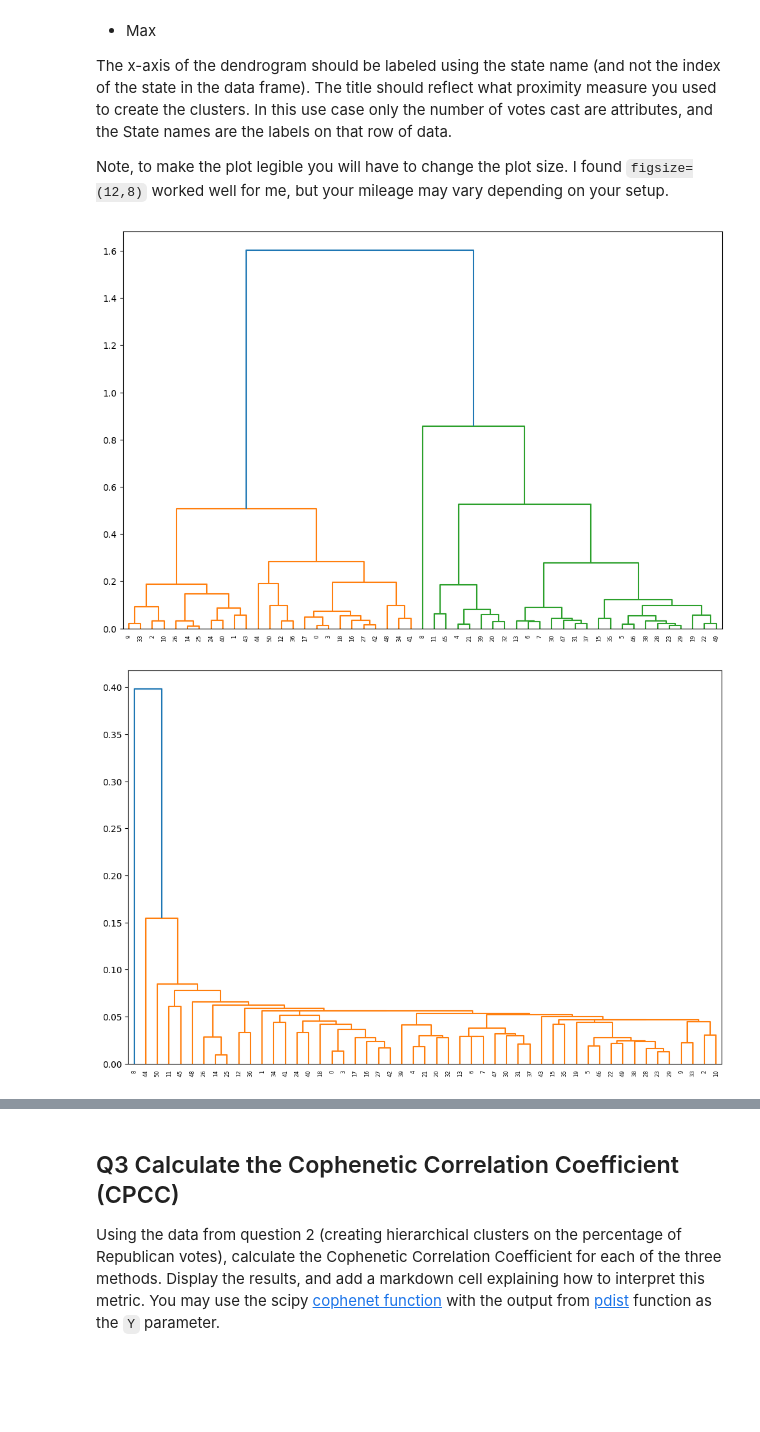
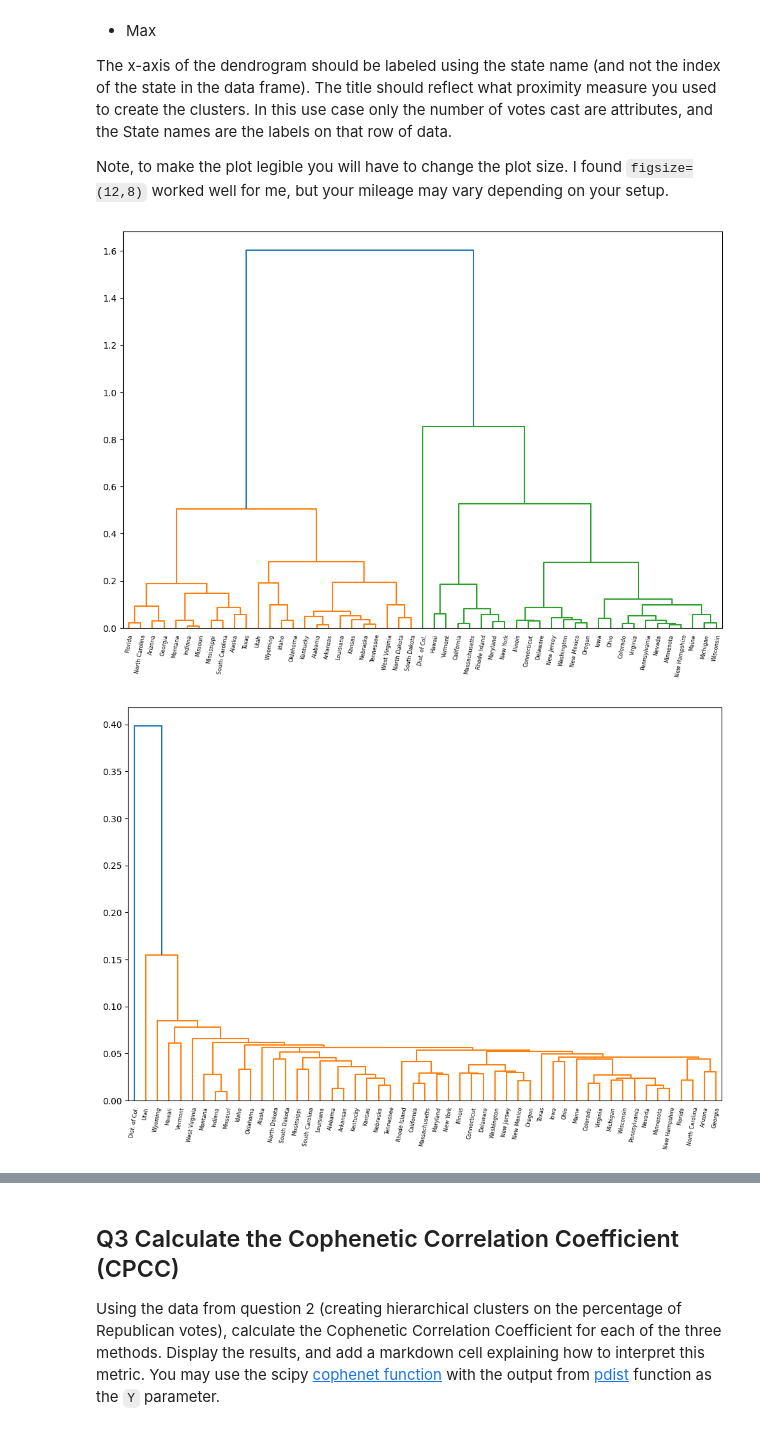
Before and after one commit to BictorFonseca/DataAnalysis, a Jupyter notebook: CS329E_HW11.ipynb, the cells around one changed output, grey strips where cells are left out. Cells and saved outputs as stored; diff of their text form; code cells hidden in the pictures; blank space fills up the shorter version.

```diff
--- a/CS329E_HW11.ipynb
+++ b/CS329E_HW11.ipynb
@@ -95,17 +95,17 @@ df_X = df_X.drop(columns=['State'])
 # %%
 # Plot the dendrogram for the Ward proximity measure
 z=linkage(df_X, 'ward')
 plt.figure(figsize=(12,8))
-dendrogram(z, leaf_rotation=90);
+dendrogram(z, leaf_rotation=80, labels=s_states.values);
 # %% [output]
-[figure, old version]
+[figure, new version]
 # %%
 # Plot the dendrogram for the min proximity measure
 z=linkage(df_X, 'single')
 plt.figure(figsize=(12,8))
-dendrogram(z, leaf_rotation=90);
+dendrogram(z, leaf_rotation=80,labels=s_states.values);
 # %% [output]
-[figure, old version]
+[figure, new version]
 # %%
 # Plot the dendrogram for the max proximity measure
 z=linkage(df_X, 'complete')
```
Also changed, not shown: parts of 4 cells of this notebook.
